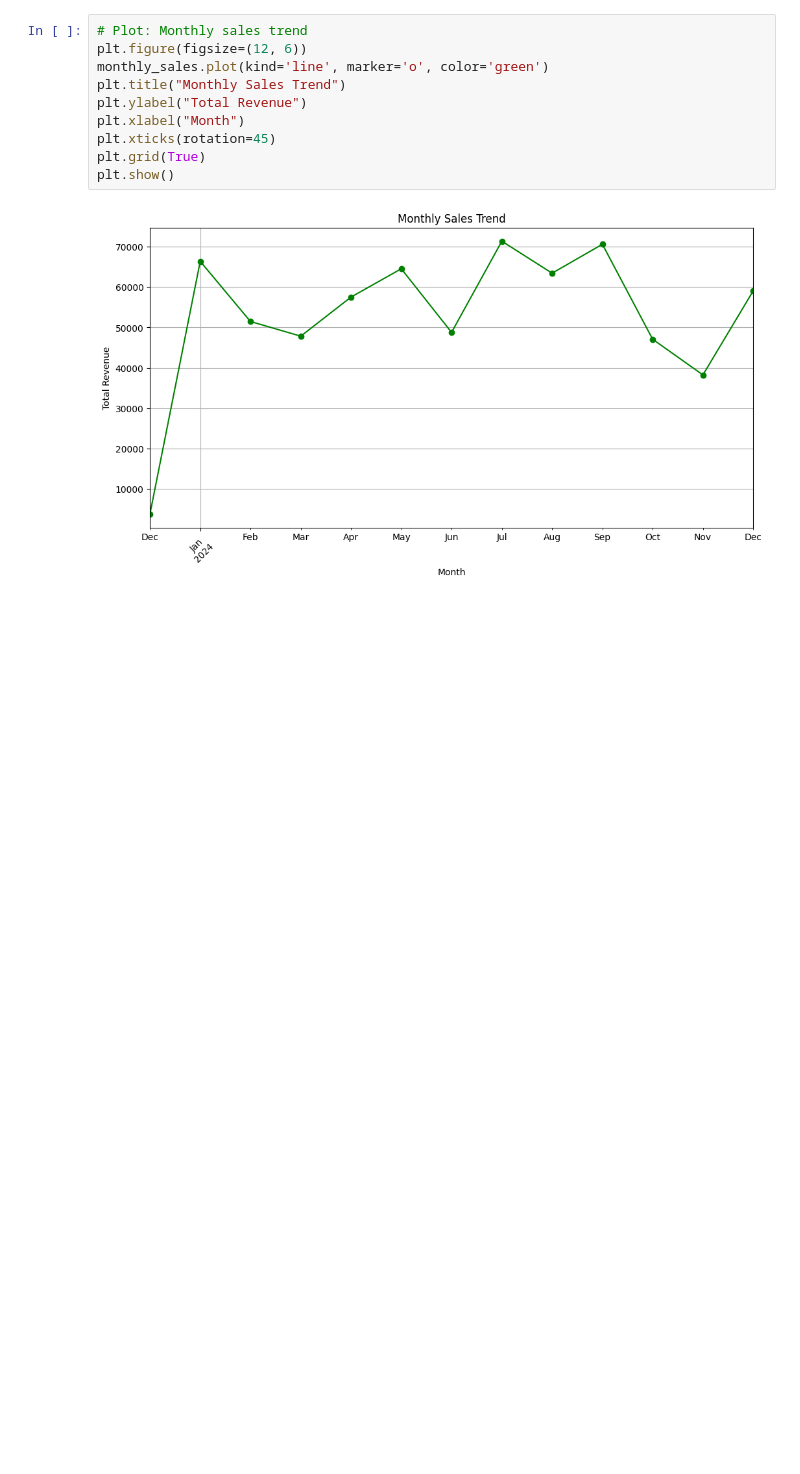
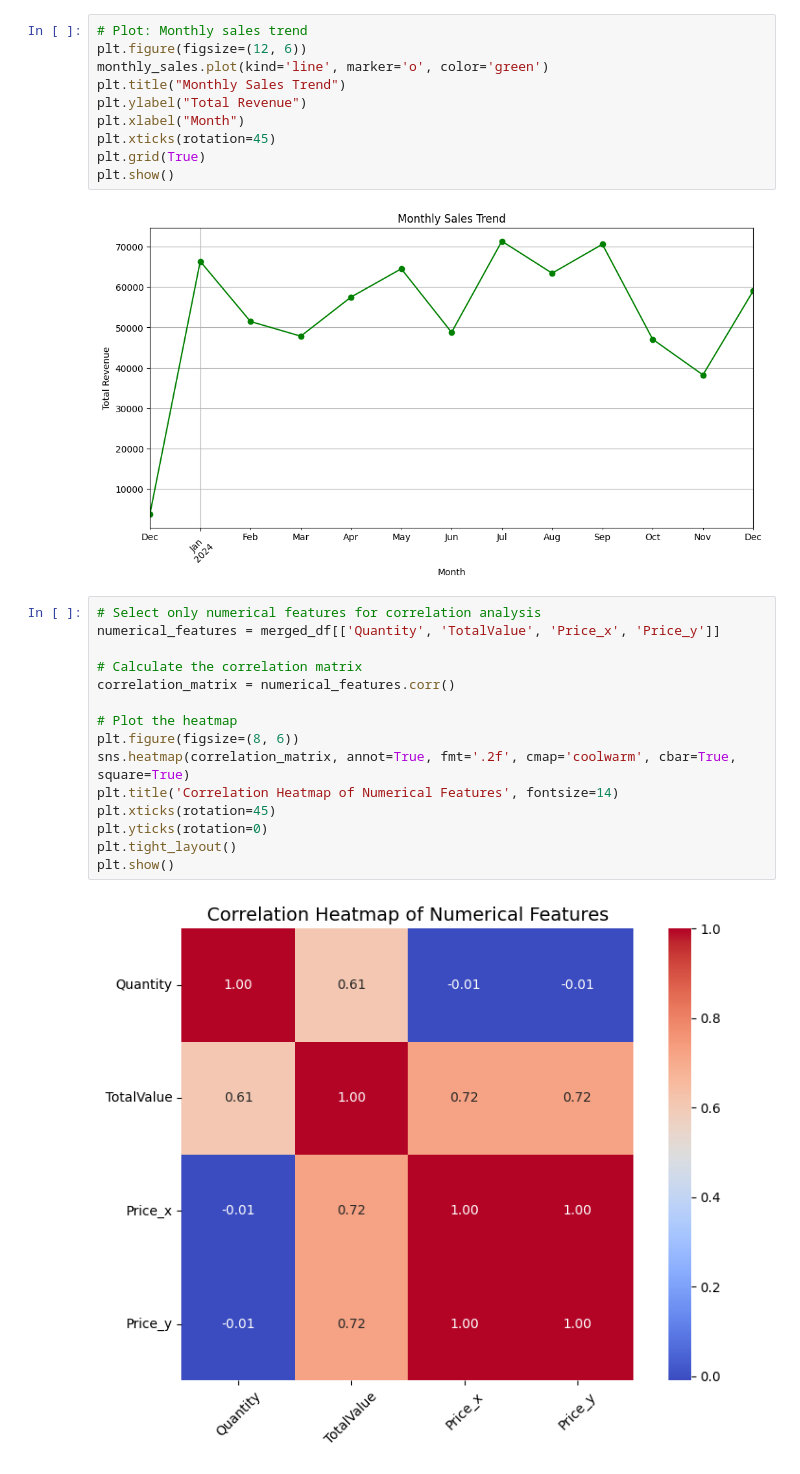
Before and after one commit to aranyak1010/Aranyak_Banerjee_Zeotap, a Jupyter notebook: Aranyak_Banerjee_EDA.ipynb, the cells around one changed output. Cells and saved outputs as stored; diff of their text form; blank space fills up the shorter version.

```diff
--- a/Aranyak_Banerjee_EDA.ipynb
+++ b/Aranyak_Banerjee_EDA.ipynb
@@ -108,3 +108,20 @@ plt.grid(True)
 plt.show()
 # %% [output]
 [figure]
+# %%
+# Select only numerical features for correlation analysis
+numerical_features = merged_df[['Quantity', 'TotalValue', 'Price_x', 'Price_y']]
+
+# Calculate the correlation matrix
+correlation_matrix = numerical_features.corr()
+
+# Plot the heatmap
+plt.figure(figsize=(8, 6))
+sns.heatmap(correlation_matrix, annot=True, fmt='.2f', cmap='coolwarm', cbar=True, square=True)
+plt.title('Correlation Heatmap of Numerical Features', fontsize=14)
+plt.xticks(rotation=45)
+plt.yticks(rotation=0)
+plt.tight_layout()
+plt.show()
+# %% [output]
+[figure, added]
```
